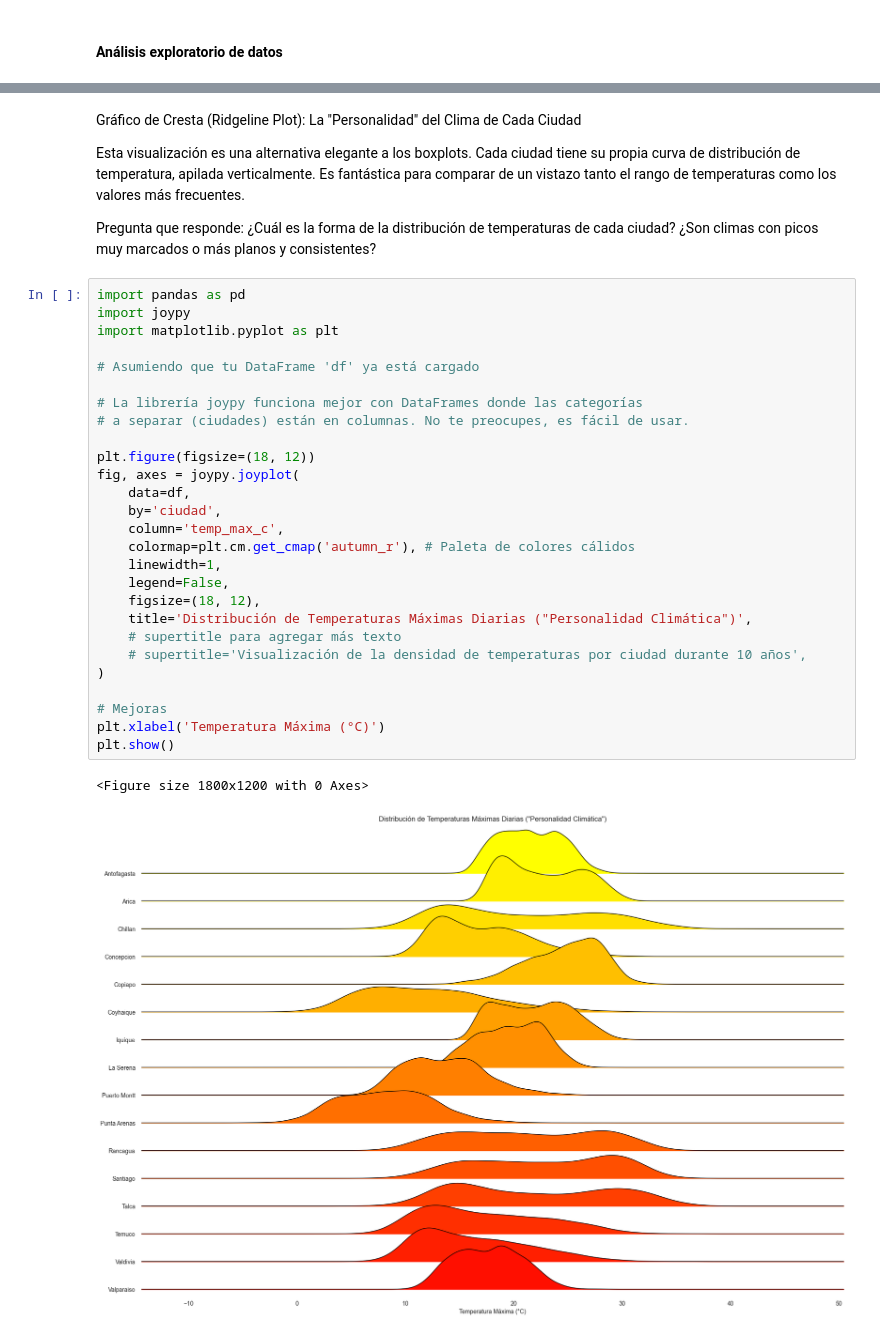
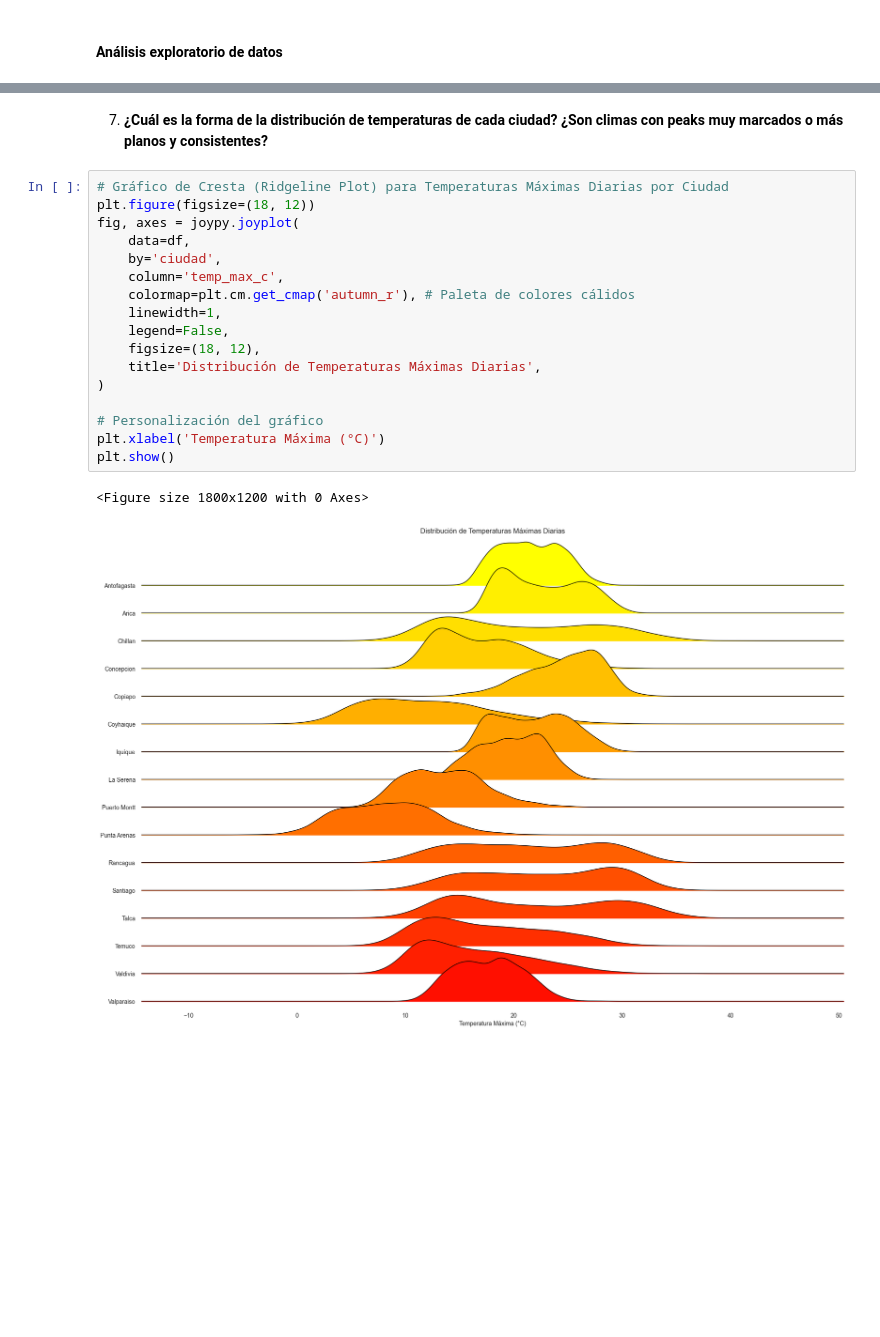
Before and after one commit to Ricardouchub/Proyecto-clima-Chile-API-dashboard, a Jupyter notebook: Notebook.ipynb, the cells around one changed output, grey strips where cells are left out. Cells and saved outputs as stored; diff of their text form; blank space fills up the shorter version.

```diff
--- a/Notebook.ipynb
+++ b/Notebook.ipynb
@@ -379,39 +395,25 @@ plt.show()
 Generando gráfico comparativo anual para todas las ciudades...
 [figure]
 # %% [markdown]
-Gráfico de Cresta (Ridgeline Plot): La "Personalidad" del Clima de Cada Ciudad
-
-Esta visualización es una alternativa elegante a los boxplots. Cada ciudad tiene su propia curva de distribución de temperatura, apilada verticalmente. Es fantástica para comparar de un vistazo tanto el rango de temperaturas como los valores más frecuentes.
-
-Pregunta que responde: ¿Cuál es la forma de la distribución de temperaturas de cada ciudad? ¿Son climas con picos muy marcados o más planos y consistentes?
+7. **¿Cuál es la forma de la distribución de temperaturas de cada ciudad? ¿Son climas con peaks muy marcados o más planos y consistentes?**
 # %%
-import pandas as pd
-import joypy
-import matplotlib.pyplot as plt
-
-# Asumiendo que tu DataFrame 'df' ya está cargado
-
-# La librería joypy funciona mejor con DataFrames donde las categorías
-# a separar (ciudades) están en columnas. No te preocupes, es fácil de usar.
-
+# Gráfico de Cresta (Ridgeline Plot) para Temperaturas Máximas Diarias por Ciudad
 plt.figure(figsize=(18, 12))
 fig, axes = joypy.joyplot(
     data=df,
     by='ciudad',
     column='temp_max_c',
     colormap=plt.cm.get_cmap('autumn_r'), # Paleta de colores cálidos
     linewidth=1,
     legend=False,
     figsize=(18, 12),
-    title='Distribución de Temperaturas Máximas Diarias ("Personalidad Climática")',
-    # supertitle para agregar más texto
-    # supertitle='Visualización de la densidad de temperaturas por ciudad durante 10 años',
+    title='Distribución de Temperaturas Máximas Diarias',
 )
 
-# Mejoras
+# Personalización del gráfico
 plt.xlabel('Temperatura Máxima (°C)')
 plt.show()
 # %% [output]
 <Figure size 1800x1200 with 0 Axes>
-[figure, old version]
+[figure, new version]
 # %% [markdown]
```
Also changed, not shown: parts of 19 cells of this notebook.
